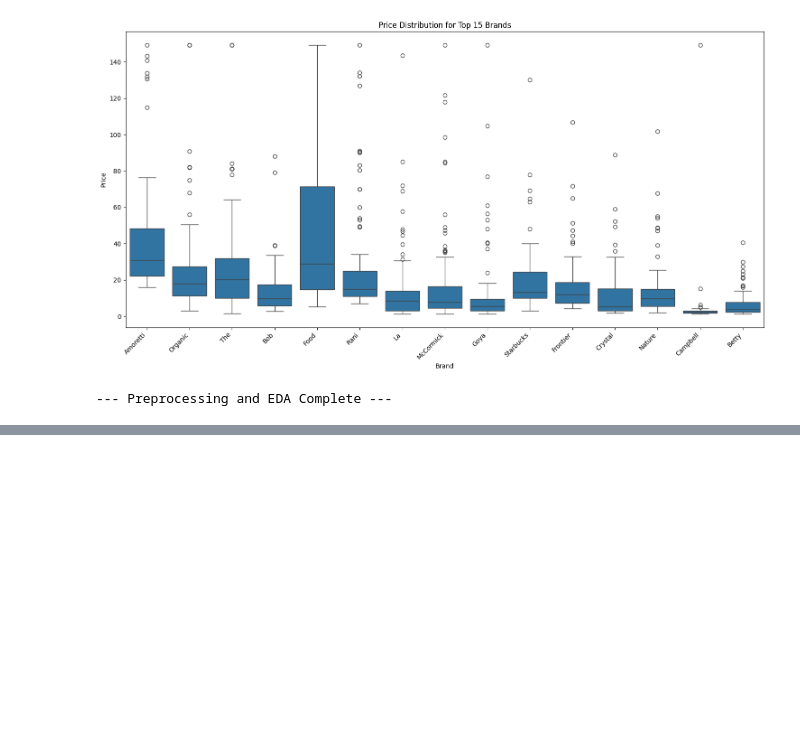
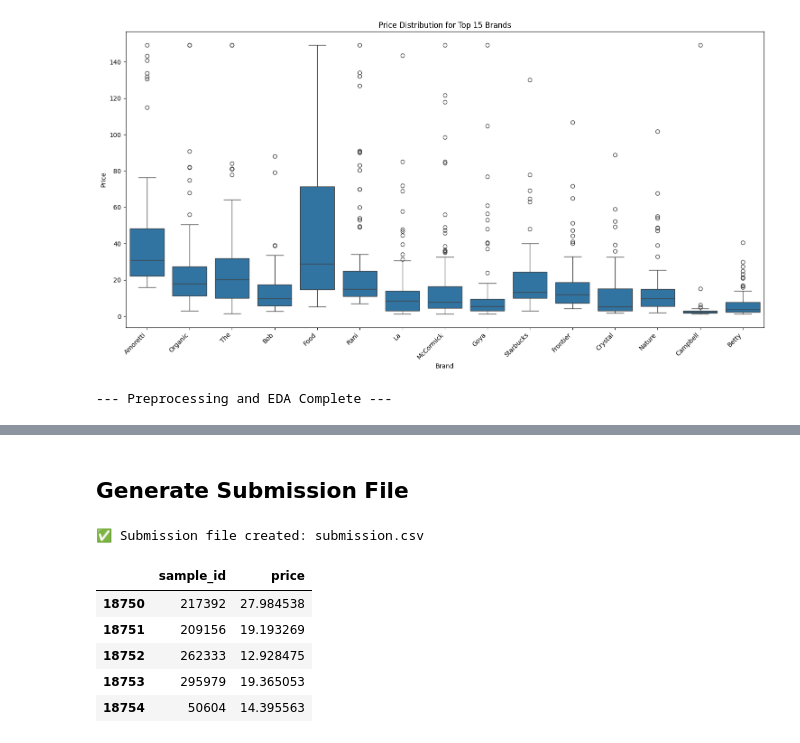
Before and after one commit to nehalnova/Amazon-ML-Challenge-2025, a Jupyter notebook: src/example.ipynb, the cells around one changed output, grey strips where cells are left out. Cells and saved outputs as stored; diff of their text form; code cells hidden in the pictures; blank space fills up the shorter version.

```diff
--- a/src/example.ipynb
+++ b/src/example.ipynb
@@ -12,9 +12,19 @@ from sklearn.feature_extraction.text import TfidfVectorizer
 from sklearn.model_selection import train_test_split
 from sklearn.feature_selection import chi2
 import re
-from sklearn.model_selection import train_test_split
 from sklearn.linear_model import LogisticRegression
 from sklearn.naive_bayes import MultinomialNB
 from sklearn.metrics import classification_report, f1_score, accuracy_score, confusion_matrix
 import matplotlib.pyplot as plt
 import seaborn as sns
+import torch
+import torch.nn as nn
+from torchvision import models, transforms as T
+from xgboost import XGBRegressor
+from lightgbm import LGBMRegressor
+from catboost import CatBoostRegressor
+from sklearn.ensemble import RandomForestRegressor, GradientBoostingRegressor
+from sklearn.metrics import mean_absolute_error
+
+device = torch.device("cuda" if torch.cuda.is_available() else "cpu")
+print(f"Running on: {device}")
@@ -200,0 +195,8 @@ print("\n--- Preprocessing and EDA Complete ---")
+# %%
+def get_image_transforms():
+    return T.Compose([
+        T.Resize((224, 224)),
+        T.ToTensor(),
+        T.Normalize(mean=[0.485, 0.456, 0.406],
+                    std=[0.229, 0.224, 0.225])
+    ])
@@ -200,0 +287,9 @@ print("\n--- Preprocessing and EDA Complete ---")
+# %%
+feature_cols = ['IPQ', 'word_count', 'char_count']
+X = train_processed[feature_cols].values
+y = train_processed['price'].values
+
+X_train, X_val, y_train, y_val = train_test_split(X, y, test_size=0.2, random_state=42)
+
+pipeline = PricingPipeline()
+preds, mae = quick_train_and_predict(pipeline, X_train, X_val, y_train, y_val)
@@ -200,0 +309,24 @@ print("\n--- Preprocessing and EDA Complete ---")
+# %% [markdown]
+## Generate Submission File
+# %%
+def generate_submission(pipeline, test_df, output_path="submission.csv"):
+    feature_cols = ['IPQ', 'word_count', 'char_count']
+    X_test = test_df[feature_cols].values
+    predictions = pipeline.predict(X_test)
+    submission_df = pd.DataFrame({
+        "sample_id": test_df["sample_id"],
+        "price": predictions
+    })
+    submission_df.to_csv(output_path, index=False)
+    print(f"✅ Submission file created: {output_path}")
+    display(submission_df.head())
+
+generate_submission(pipeline, test_processed)
+# %% [output]
+✅ Submission file created: submission.csv
+|  | sample_id | price |
+| 18750 | 217392 | 27.984538 |
+| 18751 | 209156 | 19.193269 |
+| 18752 | 262333 | 12.928475 |
+| 18753 | 295979 | 19.365053 |
+| 18754 | 50604 | 14.395563 |
```
Also changed, not shown: parts of 10 cells of this notebook, 7 other files.
